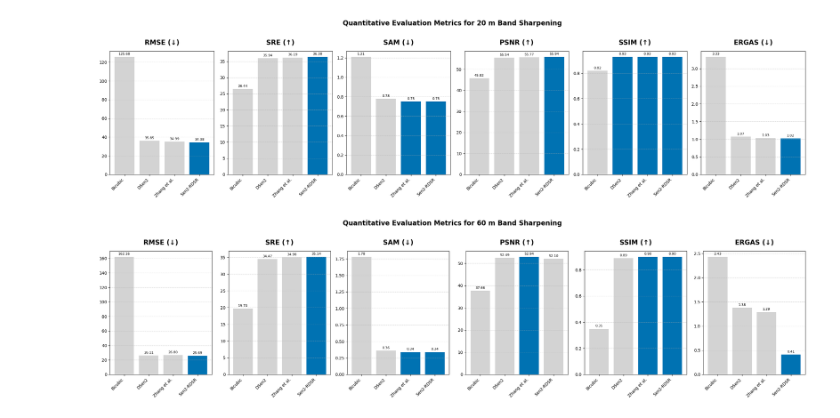
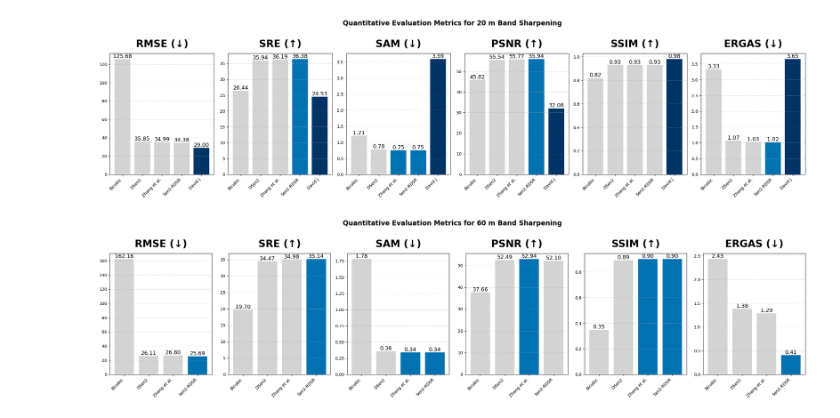
Before and after one commit to MrJJimenez/Super-Resolution-of-Sentinel-2-Low-Resolution, a Jupyter notebook: results/results-paper.ipynb, the cells around one changed output. Saved outputs shown, nothing was run; the diff lists cells and outputs as text; code cells hidden in the pictures.

```diff
--- a/results/results-paper.ipynb
+++ b/results/results-paper.ipynb
@@ -8,15 +8,16 @@ models = [
     "DSen2",
     "Zhang et al.",
     "Sen2-RDSR",
+    "David J"
 ]
 
 metrics = {
-    "RMSE (↓)": [125.68, 35.85, 34.99, 34.38],
-    "SRE (↑)": [26.44, 35.94, 36.19, 36.38],
-    "SAM (↓)": [1.21, 0.78, 0.75, 0.75],
-    "PSNR (↑)": [45.82, 55.54, 55.77, 55.94],
-    "SSIM (↑)": [0.82, 0.93, 0.93, 0.93],
-    "ERGAS (↓)": [3.33, 1.07, 1.03, 1.02],
+    "RMSE (↓)": [125.68, 35.85, 34.99, 34.38, 29.00],
+    "SRE (↑)": [26.44, 35.94, 36.19, 36.38, 24.53],
+    "SAM (↓)": [1.21, 0.78, 0.75, 0.75, 3.59],
+    "PSNR (↑)": [45.82, 55.54, 55.77, 55.94, 32.08],
+    "SSIM (↑)": [0.82, 0.93, 0.93, 0.93, 0.98],
+    "ERGAS (↓)": [3.33, 1.07, 1.03, 1.02, 3.65],
 }
 
 # Define whether lower or higher is better for each metric
@@ -28,6 +29,9 @@ metric_goal = {
     "SSIM (↑)": "max",
     "ERGAS (↓)": "min",
 }
+
+# Define rosa color for David J
+rosa_color = "#003366"  # Dark blue
 
 n_metrics = len(metrics)
 fig, axes = plt.subplots(1, n_metrics, figsize=(4 * n_metrics, 6))
@@ -35,46 +39,55 @@ fig, axes = plt.subplots(1, n_metrics, figsize=(4 * n_metrics, 6))
 if n_metrics == 1:
     axes = [axes]  # Ensure axes is iterable even for a single metric
 
 for ax, (metric_name, values) in zip(axes, metrics.items()):
     # Determine the winning value(s)
     comparator = np.argmin if metric_goal[metric_name] == "min" else np.argmax
     best_value = (min if metric_goal[metric_name] == "min" else max)(values)
 
     # In case of ties, mark all winners
     winners = [i for i, v in enumerate(values) if abs(v - best_value) < 1e-9]
 
-    # Assign colors: blue for winners, gray for others
-    colors = ["#0072B2" if i in winners else "#D3D3D3" for i in range(len(values))]
+    # Assign colors: rosa for David J, blue for other winners, gray for others
+    colors = []
+    for i in range(len(values)):
+        if models[i] == "David J":
+            colors.append(rosa_color)
+        elif i in winners:
+            colors.append("#0072B2")
+        else:
+            colors.append("#D3D3D3")
 
     # Plot bar chart
     bars = ax.bar(models, values, color=colors)
-    ax.set_title(metric_name, fontsize=16, pad=15, fontweight="bold")
+    # Make the text above each column (the value labels) bigger
+    ax.set_title(metric_name, fontsize=24, pad=15, fontweight="bold")
     ax.set_xticklabels(models, rotation=45, ha="right")
 
     # Annotate bars with numeric values
     for bar, value in zip(bars, values):
         height = bar.get_height()
         ax.annotate(f"{value:.2f}",
                     xy=(bar.get_x() + bar.get_width() / 2, height),
-                    xytext=(0, 3),  # 3 points vertical offset
+                    xytext=(0, 0),  # 3 points vertical offset
                     textcoords="offset points",
-                    ha="center", va="bottom", fontsize=8)
+                    ha="center", va="bottom", fontsize=13)  # Increased fontsize here
 
     # Add grid for readability
     ax.yaxis.grid(True, linestyle="--", alpha=0.5)
 
 fig.suptitle("Quantitative Evaluation Metrics for 20 m Band Sharpening", fontsize=16, y=1.02, fontweight="bold")
 fig.tight_layout()
 plt.show()
 # %% [output]
-[figure, old version]
+[figure, new version]
 # %%
 # Data for the metrics, 60 m band sharpening
 models = [
     "Bicubic",
     "DSen2",
     "Zhang et al.",
-    "Sen2-RDSR",
+    "Sen2-RDSR"
+    #"David J"
 ]
 
 metrics = {
@@ -96,6 +109,8 @@ metric_goal = {
     "ERGAS (↓)": "min",
 }
 
+rosa_color = "#003366"  # Dark blue for David J
+
 n_metrics = len(metrics)
 fig, axes = plt.subplots(1, n_metrics, figsize=(4 * n_metrics, 6))
 
@@ -110,12 +125,19 @@ for ax, (metric_name, values) in zip(axes, metrics.items()):
     # In case of ties, mark all winners
     winners = [i for i, v in enumerate(values) if abs(v - best_value) < 1e-9]
 
-    # Assign colors: blue for winners, gray for others
-    colors = ["#0072B2" if i in winners else "#D3D3D3" for i in range(len(values))]
+    # Assign colors: dark blue for David J, blue for other winners, gray for others
+    colors = []
+    for i in range(len(values)):
+        if models[i] == "David J":
+            colors.append(rosa_color)
+        elif i in winners:
+            colors.append("#0072B2")
+        else:
+            colors.append("#D3D3D3")
 
     # Plot bar chart
     bars = ax.bar(models, values, color=colors)
-    ax.set_title(metric_name, fontsize=16, pad=15, fontweight="bold")
+    ax.set_title(metric_name, fontsize=24, pad=15, fontweight="bold")
     ax.set_xticklabels(models, rotation=45, ha="right")
 
     # Annotate bars with numeric values
@@ -123,9 +145,9 @@ for ax, (metric_name, values) in zip(axes, metrics.items()):
         height = bar.get_height()
         ax.annotate(f"{value:.2f}",
                     xy=(bar.get_x() + bar.get_width() / 2, height),
-                    xytext=(0, 3),  # 3 points vertical offset
+                    xytext=(0, 0),  # 3 points vertical offset
                     textcoords="offset points",
-                    ha="center", va="bottom", fontsize=8)
+                    ha="center", va="bottom", fontsize=13)
 
     # Add grid for readability
     ax.yaxis.grid(True, linestyle="--", alpha=0.5)
@@ -134,6 +156,6 @@ fig.suptitle("Quantitative Evaluation Metrics for 60 m Band Sharpening", fontsiz
 fig.tight_layout()
 plt.show()
 # %% [output]
-[figure, old version]
+[figure, new version]
 # %%
 # write code here for table comparition
```
Also changed, not shown: 1 other file.
